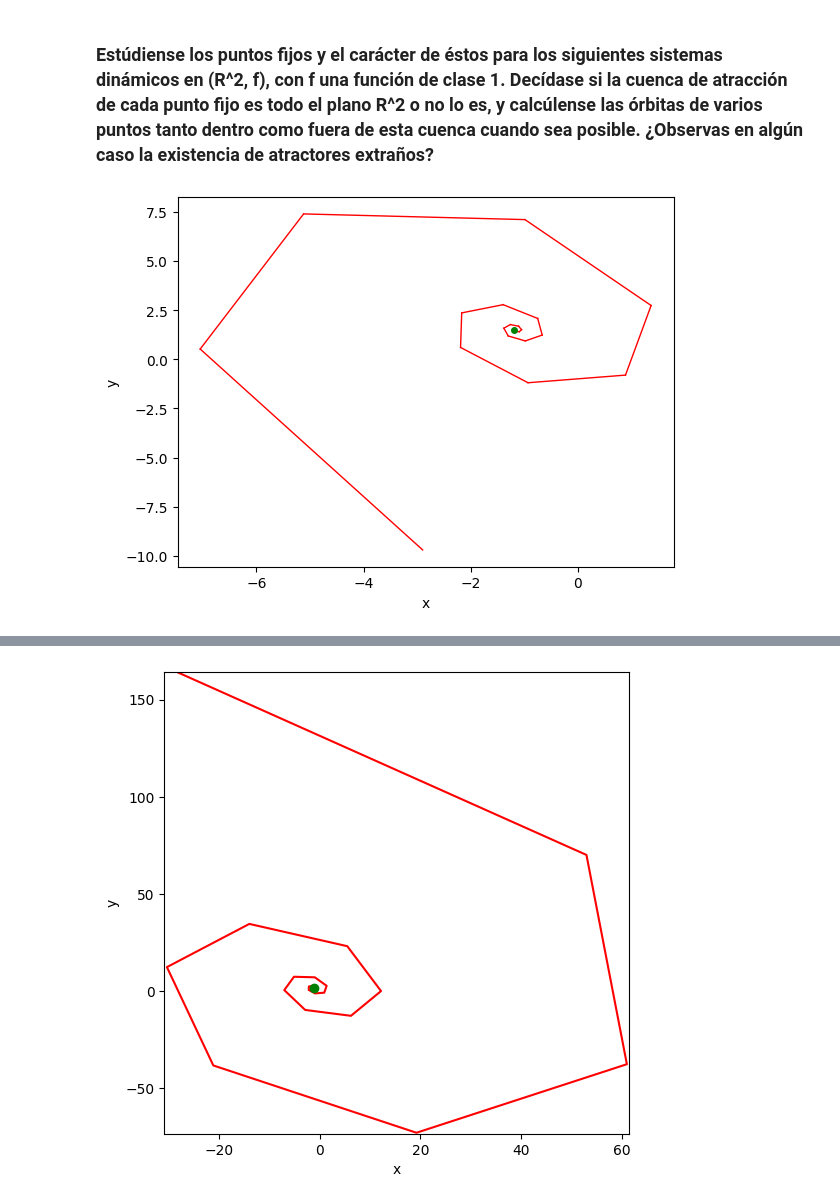
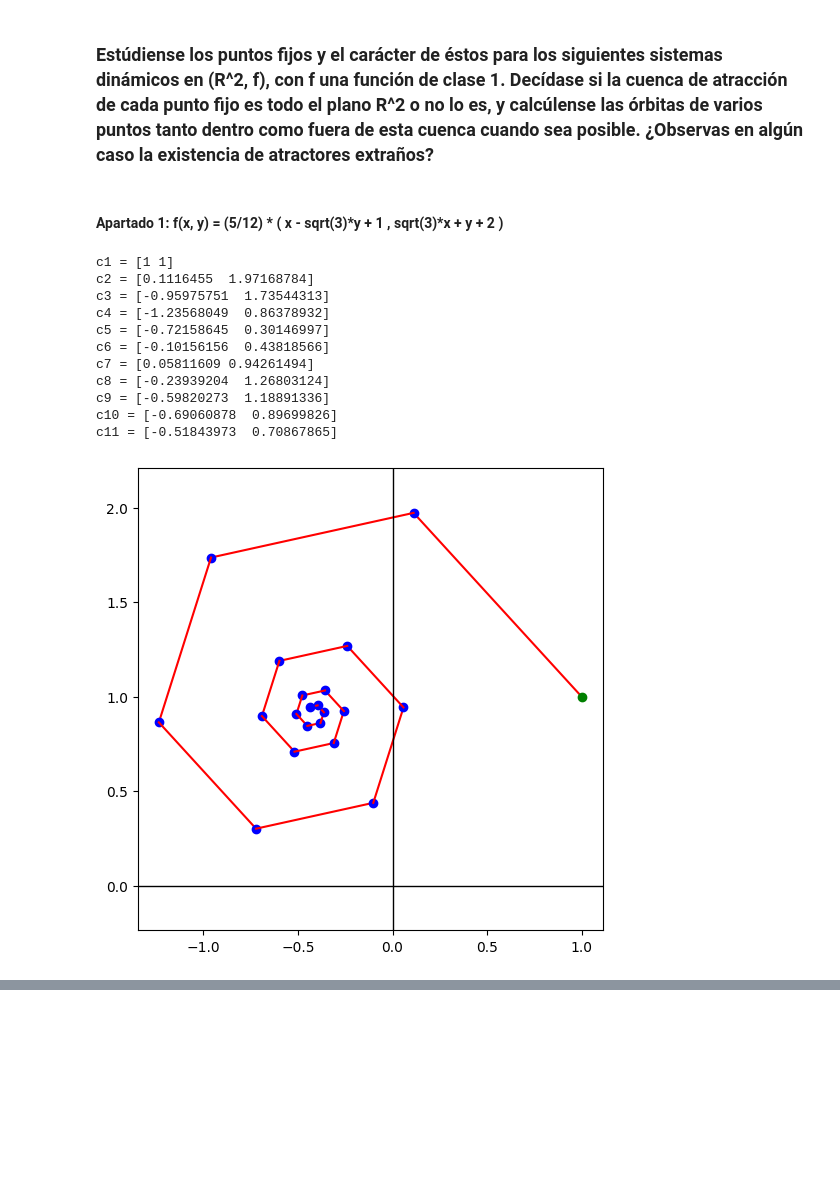
Before and after one commit to MiluEnAlmibar/Fractales, a Jupyter notebook: python/Sistemas dinámicos/hoja2 ejercicios 1 y 2.ipynb, the cells around one changed output, grey strips where cells are left out. Cells and saved outputs as stored; diff of their text form; code cells hidden in the pictures; blank space fills up the shorter version.

```diff
--- a/python/Sistemas dinámicos/hoja2 ejercicios 1 y 2.ipynb
+++ b/python/Sistemas dinámicos/hoja2 ejercicios 1 y 2.ipynb
@@ -134,23 +117,35 @@ def an_graf_2d_lineas_animado(f, x0, n, intervalo=300):
 ## Ejercicio 2:
 # %% [markdown]
 ### Estúdiense los puntos fijos y el carácter de éstos para los siguientes sistemas dinámicos en (R^2, f), con f una función de clase 1. Decídase si la cuenca de atracción de cada punto fijo es todo el plano R^2 o no lo es, y calcúlense las órbitas de varios puntos tanto dentro como fuera de esta cuenca cuando sea posible. ¿Observas en algún caso la existencia de atractores extraños?
+# %% [markdown]
+#### Apartado 1: f(x, y) = (5/12) * ( x - sqrt(3)*y + 1 ,  sqrt(3)*x + y + 2 )
 # %%
 import numpy as np
 
 def f1(v):
     x, y = v
     fx = (5/12) * (x - np.sqrt(3)*y + 1)
-    fy = np.sqrt(3)*x + y + 2
+    fy = (5/12) * (np.sqrt(3)*x + y + 2)
     return [fx, fy]
 
-x0 = [-1.2, 1.5]  # Punto cercano al punto fijo
-an_graf_2d_lineas(f1, x0, n=20)
-
-an_graf_2d(f1, x0, n=20)
-
-an_graf_2d_lineas(f1, [2, -2], n=20)
+x0 = [1, 1]
+for k, p in enumerate(orb_num_2d(f1, x0, 10)):
+    print(f'c{k+1} = {p}')
 
 
-an_graf_2d_lineas_animado(f1, x0=[-1.2, 1.5], n=30)
+an_graf_2d_lineas(f1, x0, 20)
+an_graf_2d_lineas(f1, [2,2], 20)
+an_graf_2d_lineas(f1, [0.5,0.5], 20)
 # %% [output]
+c1 = [1 1]
+c2 = [0.1116455  1.97168784]
+c3 = [-0.95975751  1.73544313]
+c4 = [-1.23568049  0.86378932]
+c5 = [-0.72158645  0.30146997]
+c6 = [-0.10156156  0.43818566]
+c7 = [0.05811609 0.94261494]
+c8 = [-0.23939204  1.26803124]
+c9 = [-0.59820273  1.18891336]
+c10 = [-0.69060878  0.89699826]
+c11 = [-0.51843973  0.70867865]
-[figure, old version]
+[figure, new version]
@@ -159 +153,0 @@ an_graf_2d_lineas_animado(f1, x0=[-1.2, 1.5], n=30)
-[figure, removed]
```
Also changed, not shown: parts of 20 cells of this notebook.
